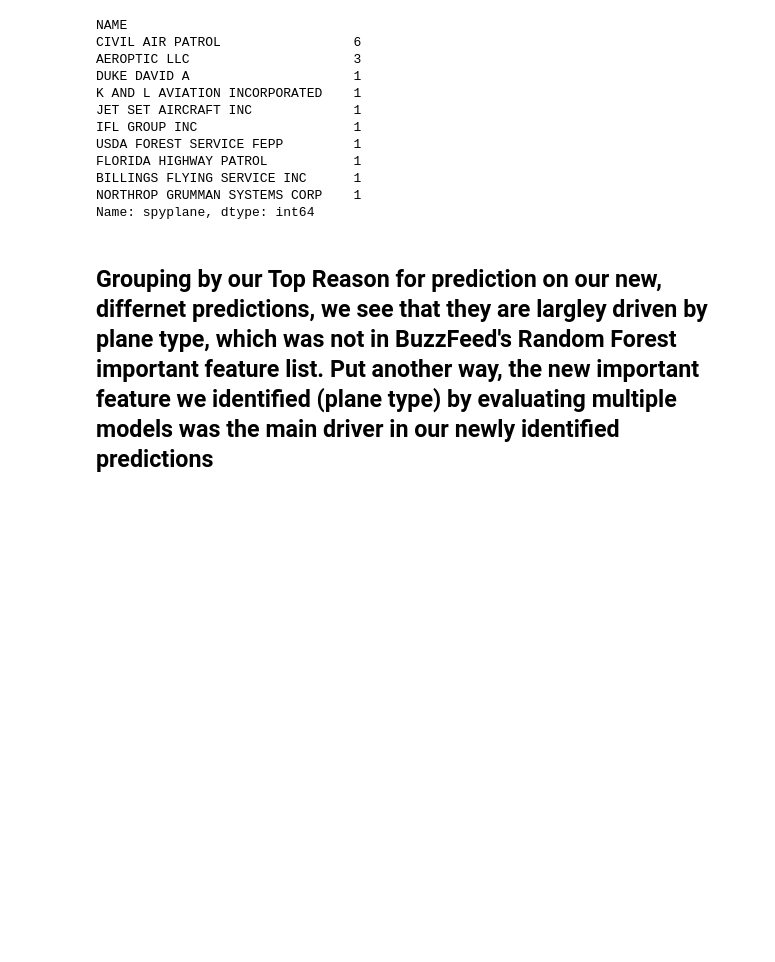
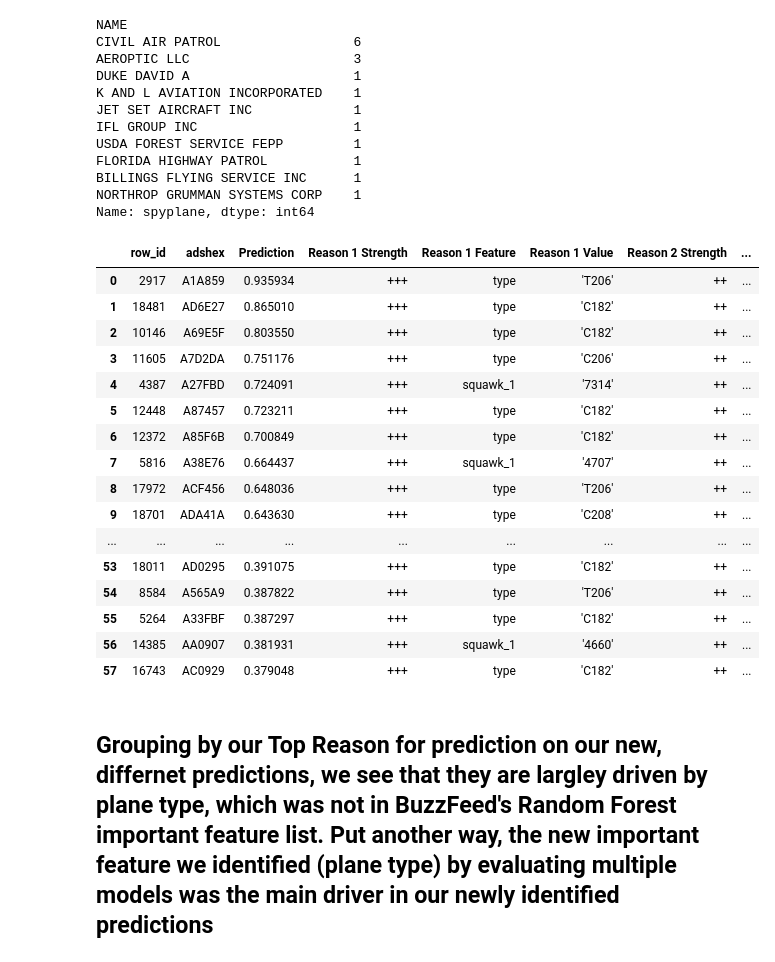
Before and after one commit to cmccann11/DataRobot, a Jupyter notebook: data/DataRobot_BuzzFeed_Final.ipynb, the cells around one changed output. Saved outputs shown, nothing was run; the diff lists cells and outputs as text; code cells hidden in the pictures; blank space fills up the shorter version.

```diff
--- a/data/DataRobot_BuzzFeed_Final.ipynb
+++ b/data/DataRobot_BuzzFeed_Final.ipynb
@@ -652,6 +674,26 @@ FLORIDA HIGHWAY PATROL           1
 BILLINGS FLYING SERVICE INC      1
 NORTHROP GRUMMAN SYSTEMS CORP    1
 Name: spyplane, dtype: int64
+# %%
+dr_new_pics_annotated
+# %% [output]
+|  | row_id | adshex | Prediction | Reason 1 Strength | Reason 1 Feature | Reason 1 Value | Reason 2 Strength | ... |
+| 0 | 2917 | A1A859 | 0.935934 | +++ | type | 'T206' | ++ | ... |
+| 1 | 18481 | AD6E27 | 0.865010 | +++ | type | 'C182' | ++ | ... |
+| 2 | 10146 | A69E5F | 0.803550 | +++ | type | 'C182' | ++ | ... |
+| 3 | 11605 | A7D2DA | 0.751176 | +++ | type | 'C206' | ++ | ... |
+| 4 | 4387 | A27FBD | 0.724091 | +++ | squawk_1 | '7314' | ++ | ... |
+| 5 | 12448 | A87457 | 0.723211 | +++ | type | 'C182' | ++ | ... |
+| 6 | 12372 | A85F6B | 0.700849 | +++ | type | 'C182' | ++ | ... |
+| 7 | 5816 | A38E76 | 0.664437 | +++ | squawk_1 | '4707' | ++ | ... |
+| 8 | 17972 | ACF456 | 0.648036 | +++ | type | 'T206' | ++ | ... |
+| 9 | 18701 | ADA41A | 0.643630 | +++ | type | 'C208' | ++ | ... |
+| ... | ... | ... | ... | ... | ... | ... | ... | ... |
+| 53 | 18011 | AD0295 | 0.391075 | +++ | type | 'C182' | ++ | ... |
+| 54 | 8584 | A565A9 | 0.387822 | +++ | type | 'T206' | ++ | ... |
+| 55 | 5264 | A33FBF | 0.387297 | +++ | type | 'C182' | ++ | ... |
+| 56 | 14385 | AA0907 | 0.381931 | +++ | squawk_1 | '4660' | ++ | ... |
+| 57 | 16743 | AC0929 | 0.379048 | +++ | type | 'C182' | ++ | ... |
 # %% [markdown]
 ## Grouping by our Top Reason for prediction on our new, differnet predictions, we see that they are largley driven by plane type, which was not in BuzzFeed's Random Forest important feature list. Put another way, the new important feature we identified (plane type) by evaluating multiple models was the main driver in our newly identified predictions
 # %%
```
Also changed, not shown: parts of 14 cells of this notebook.
